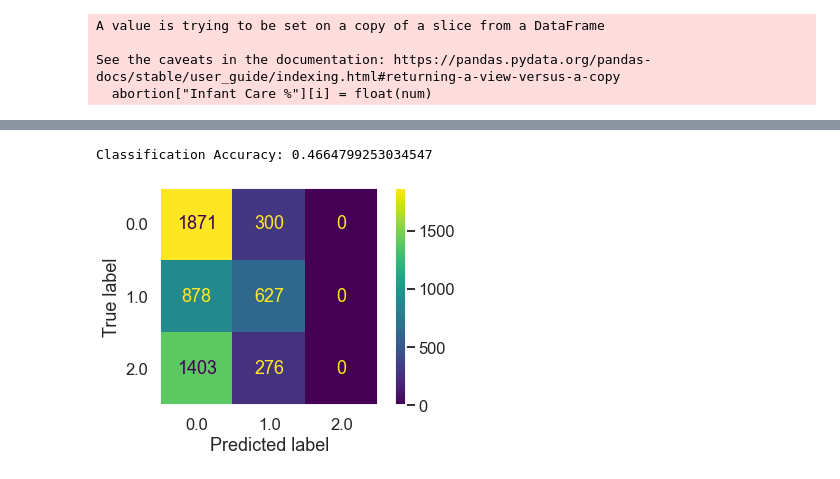
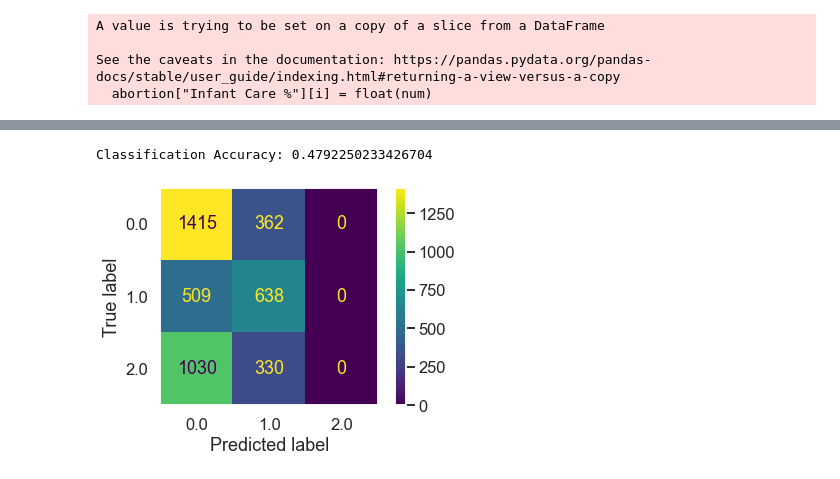
Before and after one commit to parkerfh/CS216_FinalProject, a Jupyter notebook: Parker_Data/National cleaned.ipynb, the cells around one changed output, grey strips where cells are left out. Cells and saved outputs as stored; diff of their text form; code cells hidden in the pictures.

```diff
--- a/Parker_Data/National cleaned.ipynb
+++ b/Parker_Data/National cleaned.ipynb
@@ -103,0 +72,34 @@ See the caveats in the documentation: https://pandas.pydata.org/pandas-docs/stab
+# %%
+def fix_sahie(df):
+    df = fix_data_types(df)
+    df = df.drop(columns=["statefips", "version", "year", "countyfips", "county_name", "Unnamed: 25", "GEOID20",
+                         "nui_moe", "pctui_moe", "pctic_moe", "pctelig_moe", "pctliic_moe", "nipr_moe", "nic_moe"])
+    df = df[df['racecat'] != '0']
+    df = df[df['sexcat'] != '0']
+    df = df[df['iprcat'] != '0']
+    df = df[df['iprcat'] != '5']
+    df['race'] = '0'
+    df.loc[(df['racecat']=='1'),'race']='White'
+    df.loc[(df['racecat']=='2'),'race']='Black'
+    df.loc[(df['racecat']=='3'),'race']='Hispanic'
+    df['sex'] = '0'
+    df.loc[(df['sexcat']=='1'),'sex']='Male'
+    df.loc[(df['sexcat']=='2'),'sex']='Female'
+    df['ipr'] = '0'
+    df.loc[(df['iprcat']=='1'),'ipr']='<200% poverty'
+    df.loc[(df['iprcat']=='2'),'ipr']='<250% poverty'
+    df.loc[(df['iprcat']=='3'),'ipr']='<138% poverty'
+    df.loc[(df['iprcat']=='4'),'ipr']='<400% poverty'
+
+
+    df['NUI'] = df['NUI'].astype(int)
+    df['NIPR'] = df['NIPR'].astype(int)
+    df['NIC'] = df['NIC'].astype(int)
+    df["NIC:NUI"] = df["NIC"]/df["NUI"]
+    df = df.reset_index()
+    df['state_name'] = df['state_name'].str.strip()
+    return df
+# %%
+sahie_2018 = pd.read_csv("data/sahie_2018.csv", header=68, dtype=str)
+sahie_2018 = fix_sahie(sahie_2018)
+sahie_2018
@@ -104,8 +120,5 @@ See the caveats in the documentation: https://pandas.pydata.org/pandas-docs/stab
 # %%
-state_data = sahie_2018.merge(abortion, how='outer', left_on='state', right_on='State')
-NUI_means = state_data.groupby("state").mean()['NUI']
-state_data["NIPR:NUI"] = state_data["NIPR"]/state_data["NUI"]
-state_data['racecat'] = state_data['racecat'].astype(float)
-state_data['iprcat'] = state_data['iprcat'].astype(float)
-state_data = state_data.drop(columns=['state'])
+state_data = sahie_2018.merge(abortion, how='outer', left_on='state_name', right_on='State')
+NUI_means = state_data.groupby("state_name").mean()['NUI']
+state_data = state_data.drop(columns=['state_name'])
 # %%
@@ -141,15 +147,15 @@ from sklearn import metrics
 from sklearn.metrics import confusion_matrix
 # %%
 Y = OrdinalEncoder().fit_transform(state_data[["Abortion Overview"]].values)
-X = state_data[['NIPR:NUI',"iprcat","racecat", "Child Care Total Score", "Paid Leave Legislation Total Score","Infant Care %",'NUI',"NIPR","NIC"]].values
+X = state_data[['NIC:NUI',"iprcat","racecat", "Child Care Total Score", "Paid Leave Legislation Total Score","Infant Care %",'NUI',"NIPR","NIC"]].values
 #we split the dataset into a test and training set
 train_x, test_x, train_y, test_y = train_test_split(X,Y , test_size=0.7, random_state=0)
 clf = LogisticRegression(solver='lbfgs',multi_class='multinomial')
 clf.fit(train_x, train_y)
 clf.score(test_x, test_y)
 metrics.plot_confusion_matrix(clf, test_x, test_y)
 plt.grid(False)
 print("Classification Accuracy:", clf.score(test_x, test_y))
 # %% [output]
-Classification Accuracy: 0.4664799253034547
+Classification Accuracy: 0.4792250233426704
-[figure, old version]
+[figure, new version]
```
Also changed, not shown: parts of 17 cells of this notebook.
